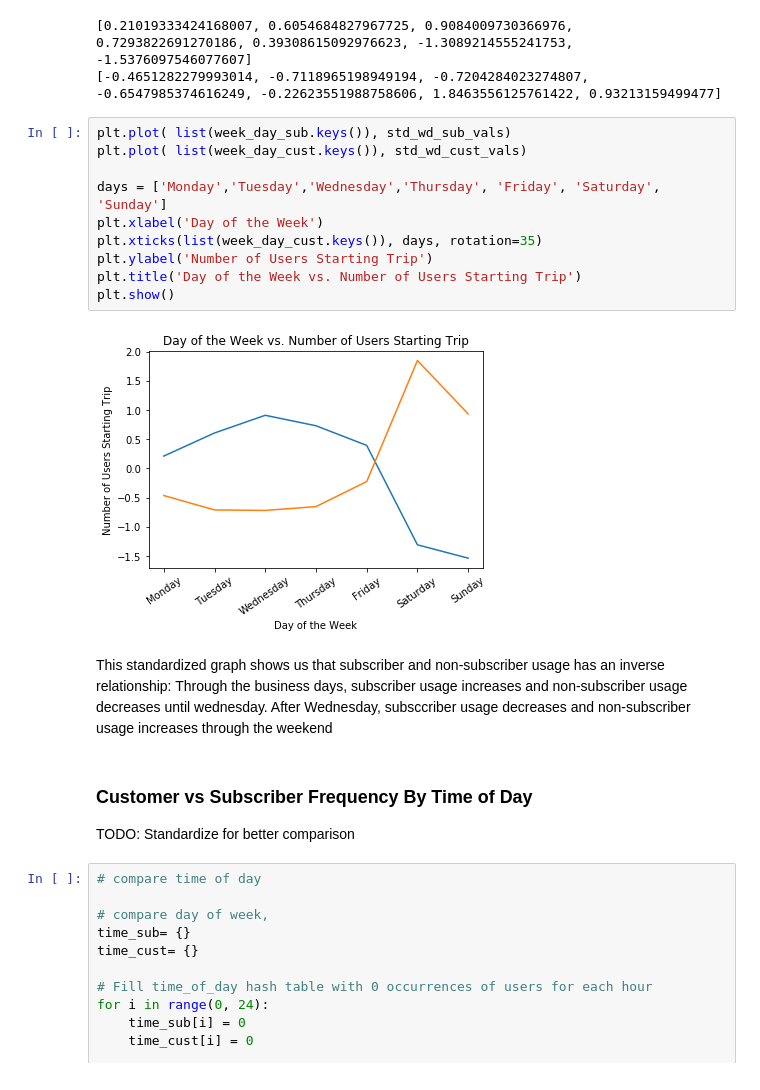
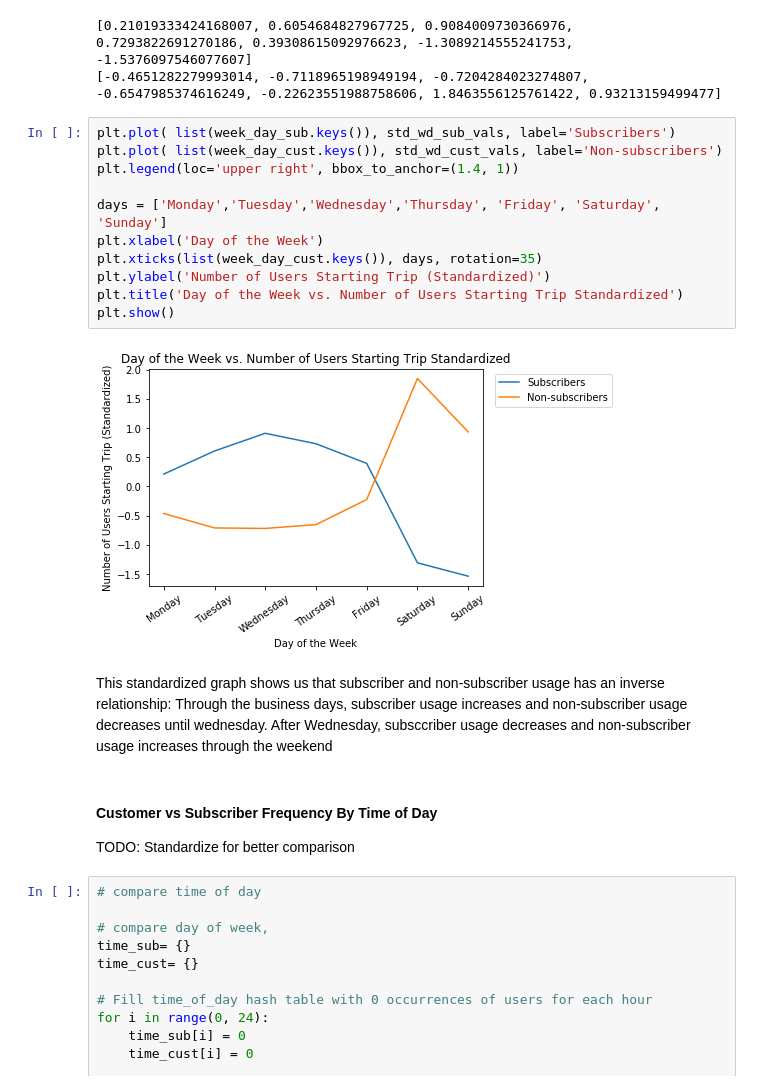
Before and after one commit to arunsrinivas20/arunsrinivas20.github.io, a Jupyter notebook: Andrew_Arun_Matt_CMSC320_Final.ipynb, the cells around one changed output. Saved outputs shown, nothing was run; the diff lists cells and outputs as text.

```diff
--- a/Andrew_Arun_Matt_CMSC320_Final.ipynb
+++ b/Andrew_Arun_Matt_CMSC320_Final.ipynb
@@ -492,22 +499,23 @@ print(std_wd_cust_vals)
 [0.21019333424168007, 0.6054684827967725, 0.9084009730366976, 0.7293822691270186, 0.39308615092976623, -1.3089214555241753, -1.5376097546077607]
 [-0.4651282279993014, -0.7118965198949194, -0.7204284023274807, -0.6547985374616249, -0.22623551988758606, 1.8463556125761422, 0.93213159499477]
 # %%
-plt.plot( list(week_day_sub.keys()), std_wd_sub_vals)
-plt.plot( list(week_day_cust.keys()), std_wd_cust_vals)
+plt.plot( list(week_day_sub.keys()), std_wd_sub_vals, label='Subscribers')
+plt.plot( list(week_day_cust.keys()), std_wd_cust_vals, label='Non-subscribers')
+plt.legend(loc='upper right', bbox_to_anchor=(1.4, 1))
 
 days = ['Monday','Tuesday','Wednesday','Thursday', 'Friday', 'Saturday', 'Sunday']
 plt.xlabel('Day of the Week')
 plt.xticks(list(week_day_cust.keys()), days, rotation=35)
-plt.ylabel('Number of Users Starting Trip')
-plt.title('Day of the Week vs. Number of Users Starting Trip')
+plt.ylabel('Number of Users Starting Trip (Standardized)')
+plt.title('Day of the Week vs. Number of Users Starting Trip Standardized')
 plt.show()
 # %% [output]
-[figure, old version]
+[figure, new version]
 # %% [markdown]
 This standardized graph shows us that subscriber and non-subscriber usage has an inverse relationship:
 Through the business days, subscriber usage increases and non-subscriber usage decreases until wednesday. After Wednesday, subsccriber usage decreases and non-subscriber usage increases through the weekend
 # %% [markdown]
-### Customer vs Subscriber Frequency By Time of Day
+#### Customer vs Subscriber Frequency By Time of Day
 
 TODO: Standardize for better comparison
 # %%
```
Also changed, not shown: parts of 14 cells of this notebook.
